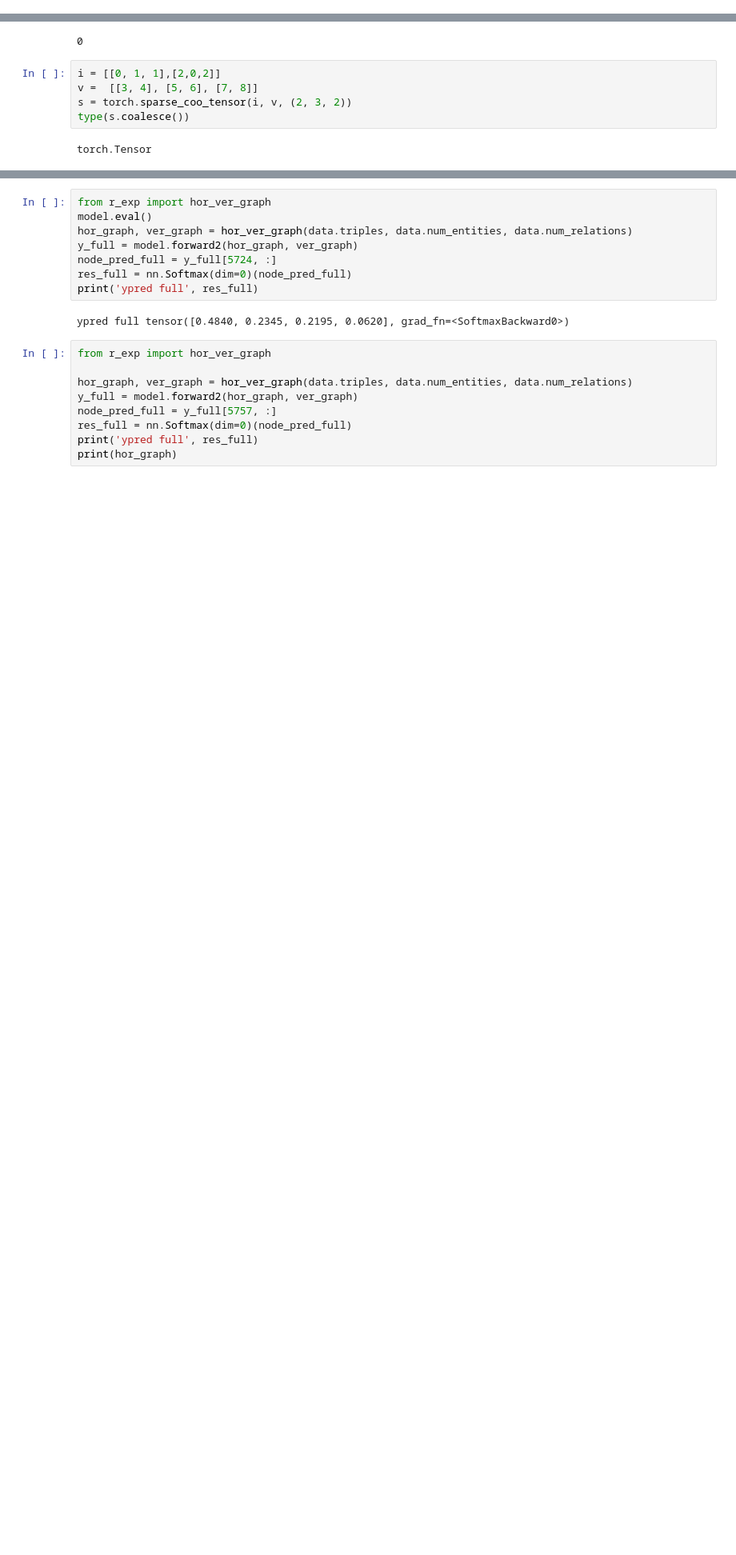
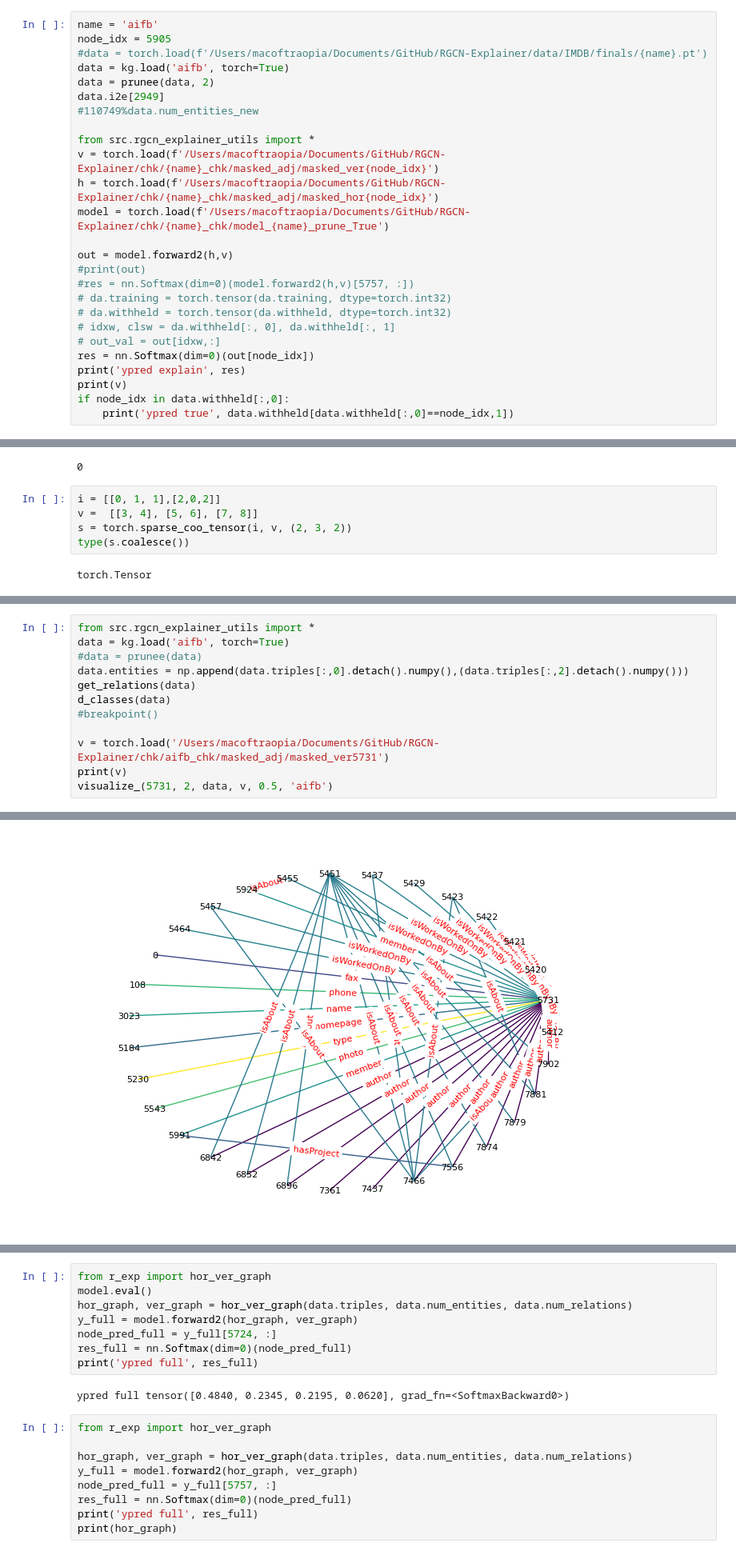
Before and after one commit to traopia/RGCN-Explainer, a Jupyter notebook: RGCN_stuff/RGCN_explainer.ipynb, the cells around one changed output, grey strips where cells are left out. Shown at 80% size. Saved outputs shown, nothing was run; the diff lists cells and outputs as text; blank space fills up the shorter version.

```diff
--- a/RGCN_stuff/RGCN_explainer.ipynb
+++ b/RGCN_stuff/RGCN_explainer.ipynb
@@ -24,0 +27,26 @@ import networkx as nx
+# %%
+name = 'aifb'
+node_idx = 5905
+#data = torch.load(f'/Users/macoftraopia/Documents/GitHub/RGCN-Explainer/data/IMDB/finals/{name}.pt')
+data = kg.load('aifb', torch=True)
+data = prunee(data, 2)
+data.i2e[2949]
+#110749%data.num_entities_new
+
+from src.rgcn_explainer_utils import *
+v = torch.load(f'/Users/macoftraopia/Documents/GitHub/RGCN-Explainer/chk/{name}_chk/masked_adj/masked_ver{node_idx}')
+h = torch.load(f'/Users/macoftraopia/Documents/GitHub/RGCN-Explainer/chk/{name}_chk/masked_adj/masked_hor{node_idx}')
+model = torch.load(f'/Users/macoftraopia/Documents/GitHub/RGCN-Explainer/chk/{name}_chk/model_{name}_prune_True')
+
+out = model.forward2(h,v)
+#print(out)
+#res = nn.Softmax(dim=0)(model.forward2(h,v)[5757, :])
+# da.training = torch.tensor(da.training, dtype=torch.int32)
+# da.withheld = torch.tensor(da.withheld, dtype=torch.int32)
+# idxw, clsw = da.withheld[:, 0], da.withheld[:, 1]
+# out_val = out[idxw,:]
+res = nn.Softmax(dim=0)(out[node_idx])
+print('ypred explain', res)
+print(v)
+if node_idx in data.withheld[:,0]:
+    print('ypred true', data.withheld[data.withheld[:,0]==node_idx,1])
@@ -140,0 +355,13 @@ tensor(indices=tensor([[ 23430,  23444,  23490,  23546,  24301,  24407,  24427,
+# %%
+from src.rgcn_explainer_utils import *
+data = kg.load('aifb', torch=True)
+#data = prunee(data)
+data.entities = np.append(data.triples[:,0].detach().numpy(),(data.triples[:,2].detach().numpy()))
+get_relations(data)
+d_classes(data)
+#breakpoint()
+
+v = torch.load('/Users/macoftraopia/Documents/GitHub/RGCN-Explainer/chk/aifb_chk/masked_adj/masked_ver5731')
+print(v)
+visualize_(5731, 2, data, v, 0.5, 'aifb')
+# %% [output]
@@ -140,0 +385 @@ tensor(indices=tensor([[ 23430,  23444,  23490,  23546,  24301,  24407,  24427,
+[figure, added]
```
Also changed, not shown: parts of 21 cells of this notebook, 47 other files.
